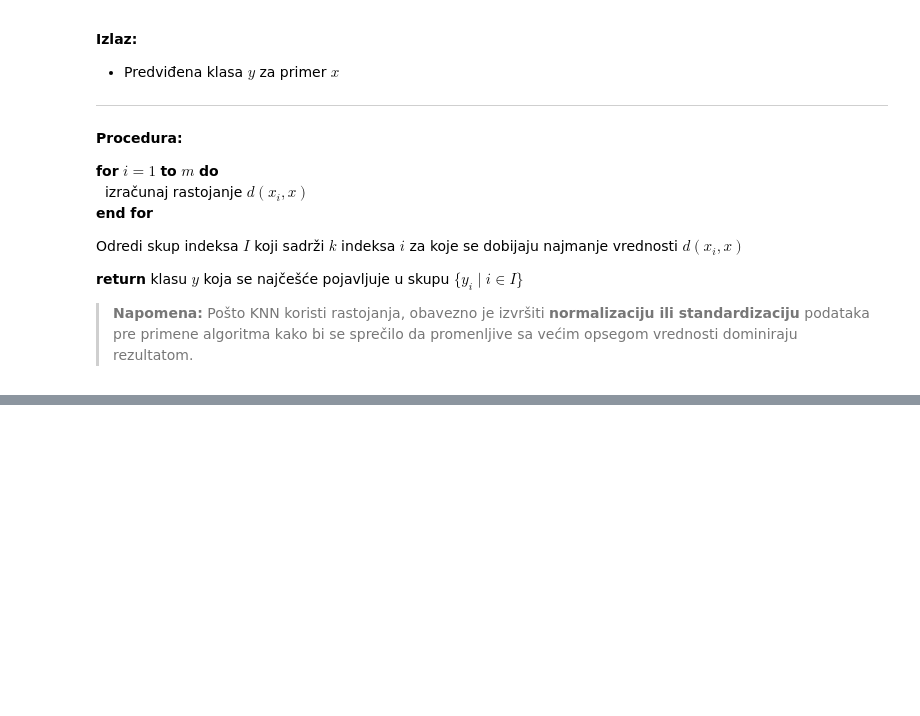
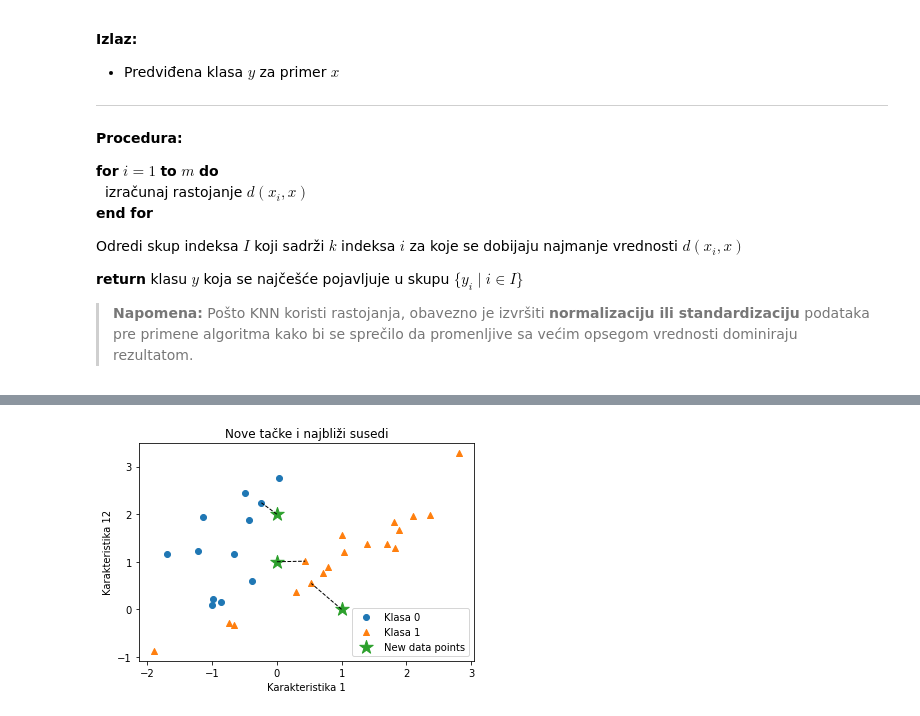
Before and after one commit to dazdejkovic/OI_25_jb1, a Jupyter notebook: _sources/ML_25_04_KNN.ipynb, the cells around one changed output, grey strips where cells are left out. Cells and saved outputs as stored; diff of their text form; code cells hidden in the pictures; blank space fills up the shorter version.

```diff
--- a/_sources/ML_25_04_KNN.ipynb
+++ b/_sources/ML_25_04_KNN.ipynb
@@ -230,0 +424,7 @@ Kod većine algoritama, metoda .fit() podrazumeva proračunavanje parametara mod
+# %%
+X, y = make_classification(n_samples=40,
+                           n_features=2,
+                           n_redundant=0,
+                           n_informative=2,
+                           n_clusters_per_class=1,
+                           random_state=42)
@@ -230,0 +559,50 @@ Kod većine algoritama, metoda .fit() podrazumeva proračunavanje parametara mod
+# %%
+# Tri nove tačke (zvezdice)
+X_new = np.array([
+    [0, 2],
+    [0, 1],
+    [1, 0]
+])
+
+# KNN algoritam korak po korak
+for x_new in X_new:
+
+    # Euklidske udaljenosti
+    distances = np.linalg.norm(X_train - x_new, axis=1)
+
+    # Najbliži sused
+    nearest_index = np.argmin(distances)
+    nearest_point = X_train[nearest_index]
+    predicted_label = y_train[nearest_index]
+
+    # Iscrtavanje linije do najbližeg suseda
+    plt.plot([x_new[0], nearest_point[0]],
+             [x_new[1], nearest_point[1]],
+             'k--', linewidth=1)
+
+# Iscrtavanje trening podataka
+plt.scatter(X_train[y_train == 0, 0],
+            X_train[y_train == 0, 1],
+            marker='o',
+            label="Klasa 0")
+
+plt.scatter(X_train[y_train == 1, 0],
+            X_train[y_train == 1, 1],
+            marker='^',
+            label="Klasa 1")
+
+# Iscrtavanje novih tačaka kao zvezdice
+plt.scatter(X_new[:, 0],
+            X_new[:, 1],
+            marker='*',
+            s=200,
+            label="New data points")
+
+plt.xlabel("Karakteristika 1")
+plt.ylabel("Karakteristika 12")
+plt.legend()
+plt.title("Nove tačke i najbliži susedi")
+
+plt.show()
+# %% [output]
+[figure, added]
```
Also changed, not shown: parts of 86 cells of this notebook, 15 other files.
